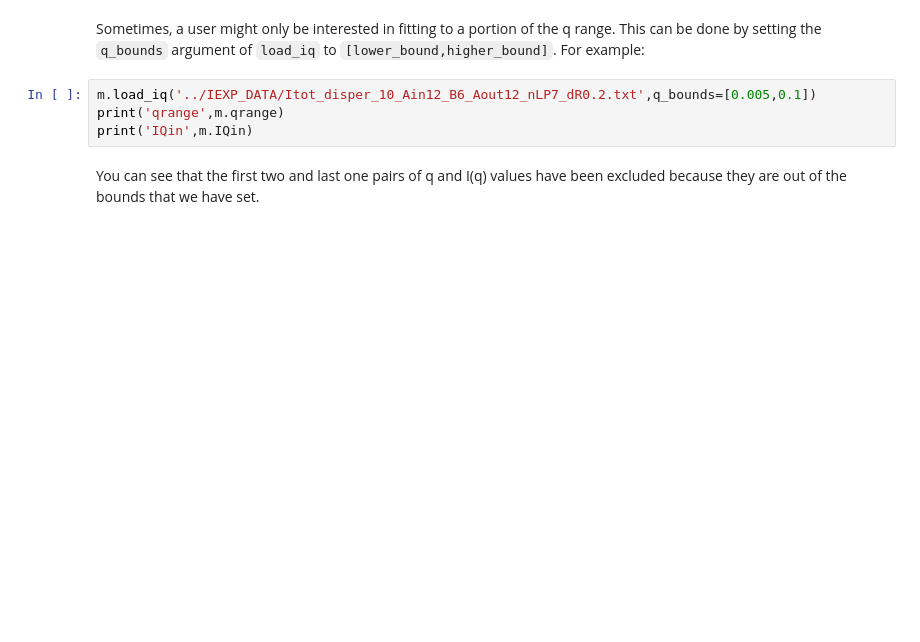
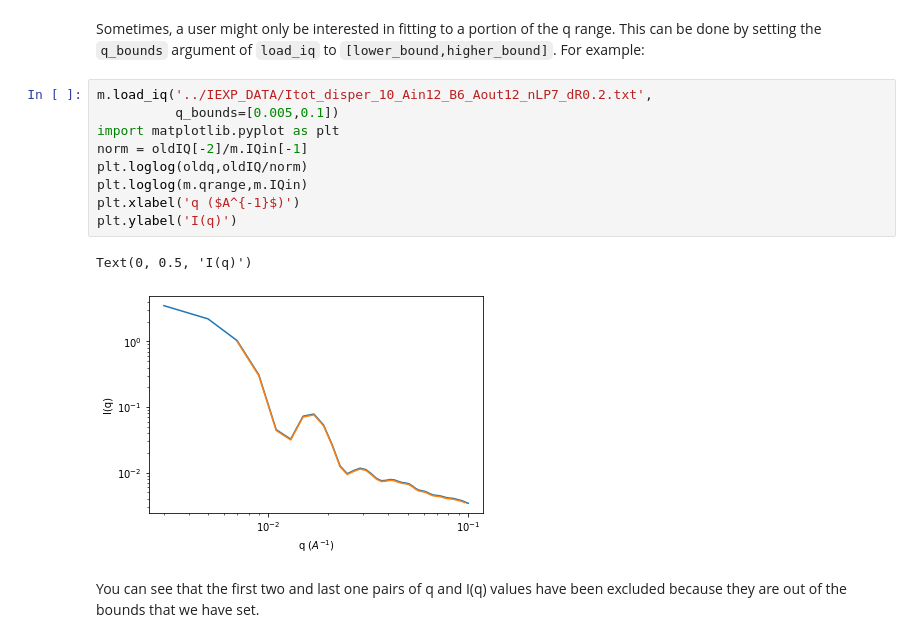
Before and after one commit to arthijayaraman-lab/crease_ga, a Jupyter notebook: tutorial/CREASE_vesicles_tutorial-new.ipynb, the cells around one changed output. Cells and saved outputs as stored; diff of their text form; blank space fills up the shorter version.

```diff
--- a/tutorial/CREASE_vesicles_tutorial-new.ipynb
+++ b/tutorial/CREASE_vesicles_tutorial-new.ipynb
@@ -151,9 +191,17 @@ plt.ylabel('I(q)')
 # %% [markdown]
 Sometimes, a user might only be interested in fitting to a portion of the q range. This can be done by setting the `q_bounds` argument of `load_iq` to `[lower_bound,higher_bound]`. For example:
 # %%
-m.load_iq('../IEXP_DATA/Itot_disper_10_Ain12_B6_Aout12_nLP7_dR0.2.txt',q_bounds=[0.005,0.1])
-print('qrange',m.qrange)
-print('IQin',m.IQin)
+m.load_iq('../IEXP_DATA/Itot_disper_10_Ain12_B6_Aout12_nLP7_dR0.2.txt',
+          q_bounds=[0.005,0.1])
+import matplotlib.pyplot as plt
+norm = oldIQ[-2]/m.IQin[-1]
+plt.loglog(oldq,oldIQ/norm)
+plt.loglog(m.qrange,m.IQin)
+plt.xlabel('q ($A^{-1}$)')
+plt.ylabel('I(q)')
+# %% [output]
+Text(0, 0.5, 'I(q)')
+[figure, added]
 # %% [markdown]
 You can see that the first two and last one pairs of q and I(q) values have been excluded because they are out of the bounds that we have set.
 # %% [markdown]
```
Also changed, not shown: parts of 45 cells of this notebook, 1 other file.
